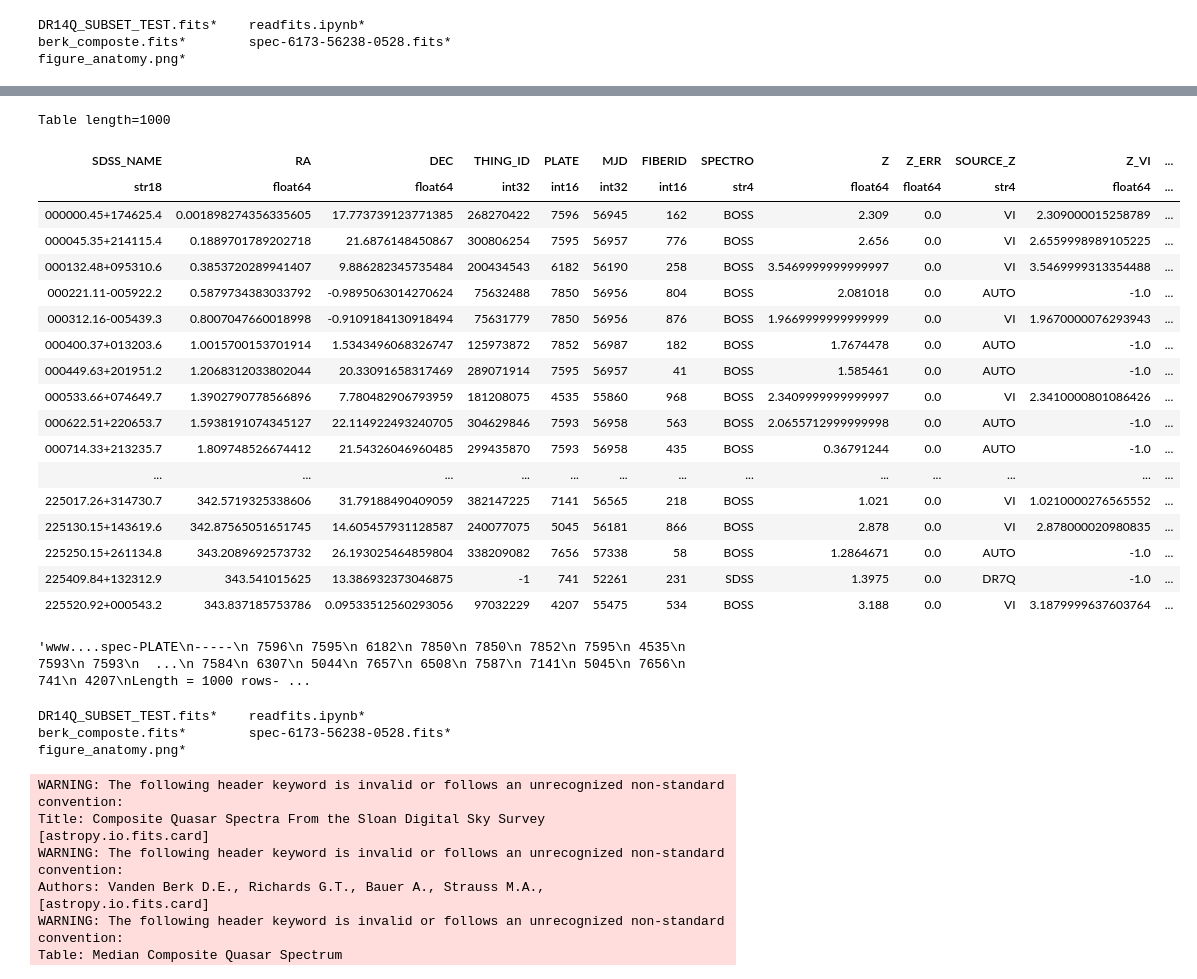
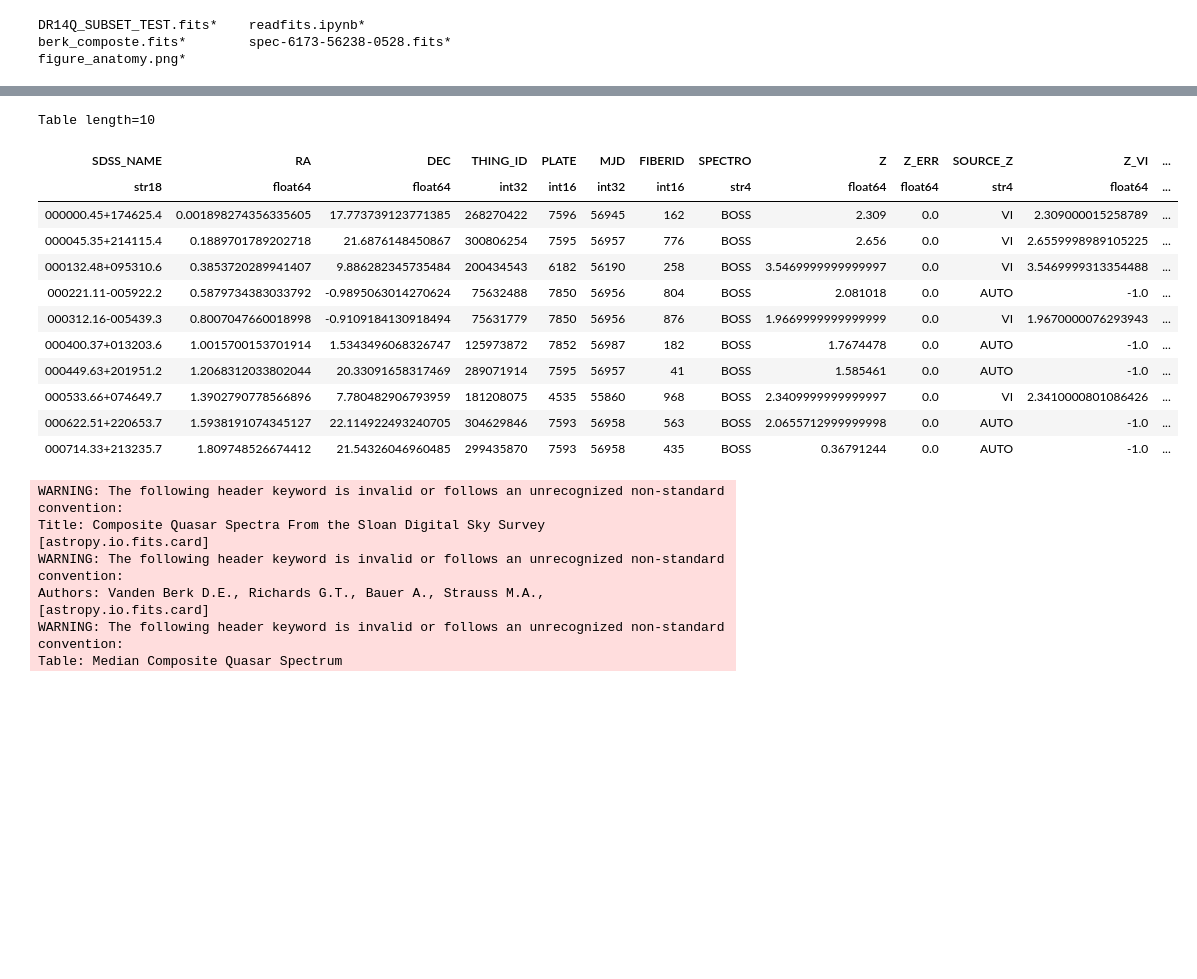
Before and after one commit to Tuo-Ji/mybinder, a Jupyter notebook: notebooks/readfits.ipynb, the cells around one changed output, grey strips where cells are left out. Drawn from its saved outputs; the diff is of its cells as text; code cells hidden in the pictures; blank space fills up the shorter version.

```diff
--- a/notebooks/readfits.ipynb
+++ b/notebooks/readfits.ipynb
@@ -69,7 +69,7 @@ DR14Q_SUBSET_TEST.fits*    readfits.ipynb*
 berk_composte.fits*        spec-6173-56238-0528.fits*
 figure_anatomy.png*
 # %%
-tbl=fits.open('DR14Q_SUBSET_TEST.fits')
+tbl=fits.open('../data/DR14Q_SUBSET_TEST.fits')
 # %%
 tbl.info()
 # %% [output]
@@ -126,32 +98,16 @@ t=Table(d1)
 # %%
-t
+t[0:10]
 # %% [output]
-Table length=1000
+Table length=10
 | SDSS_NAME | RA | DEC | THING_ID | PLATE | MJD | FIBERID | SPECTRO | Z | Z_ERR | SOURCE_Z | Z_VI | ... |
 | str18 | float64 | float64 | int32 | int16 | int32 | int16 | str4 | float64 | float64 | str4 | float64 | ... |
 | 000000.45+174625.4 | 0.001898274356335605 | 17.773739123771385 | 268270422 | 7596 | 56945 | 162 | BOSS | 2.309 | 0.0 | VI | 2.309000015258789 | ... |
 | 000045.35+214115.4 | 0.1889701789202718 | 21.6876148450867 | 300806254 | 7595 | 56957 | 776 | BOSS | 2.656 | 0.0 | VI | 2.6559998989105225 | ... |
 | 000132.48+095310.6 | 0.3853720289941407 | 9.886282345735484 | 200434543 | 6182 | 56190 | 258 | BOSS | 3.5469999999999997 | 0.0 | VI | 3.5469999313354488 | ... |
 | 000221.11-005922.2 | 0.5879734383033792 | -0.9895063014270624 | 75632488 | 7850 | 56956 | 804 | BOSS | 2.081018 | 0.0 | AUTO | -1.0 | ... |
 | 000312.16-005439.3 | 0.8007047660018998 | -0.9109184130918494 | 75631779 | 7850 | 56956 | 876 | BOSS | 1.9669999999999999 | 0.0 | VI | 1.9670000076293943 | ... |
 | 000400.37+013203.6 | 1.0015700153701914 | 1.5343496068326747 | 125973872 | 7852 | 56987 | 182 | BOSS | 1.7674478 | 0.0 | AUTO | -1.0 | ... |
 | 000449.63+201951.2 | 1.2068312033802044 | 20.33091658317469 | 289071914 | 7595 | 56957 | 41 | BOSS | 1.585461 | 0.0 | AUTO | -1.0 | ... |
 | 000533.66+074649.7 | 1.3902790778566896 | 7.780482906793959 | 181208075 | 4535 | 55860 | 968 | BOSS | 2.3409999999999997 | 0.0 | VI | 2.3410000801086426 | ... |
 | 000622.51+220653.7 | 1.5938191074345127 | 22.114922493240705 | 304629846 | 7593 | 56958 | 563 | BOSS | 2.0655712999999998 | 0.0 | AUTO | -1.0 | ... |
 | 000714.33+213235.7 | 1.809748526674412 | 21.54326046960485 | 299435870 | 7593 | 56958 | 435 | BOSS | 0.36791244 | 0.0 | AUTO | -1.0 | ... |
-| ... | ... | ... | ... | ... | ... | ... | ... | ... | ... | ... | ... | ... |
-| 225017.26+314730.7 | 342.5719325338606 | 31.79188490409059 | 382147225 | 7141 | 56565 | 218 | BOSS | 1.021 | 0.0 | VI | 1.0210000276565552 | ... |
-| 225130.15+143619.6 | 342.87565051651745 | 14.605457931128587 | 240077075 | 5045 | 56181 | 866 | BOSS | 2.878 | 0.0 | VI | 2.878000020980835 | ... |
-| 225250.15+261134.8 | 343.2089692573732 | 26.193025464859804 | 338209082 | 7656 | 57338 | 58 | BOSS | 1.2864671 | 0.0 | AUTO | -1.0 | ... |
-| 225409.84+132312.9 | 343.541015625 | 13.386932373046875 | -1 | 741 | 52261 | 231 | SDSS | 1.3975 | 0.0 | DR7Q | -1.0 | ... |
-| 225520.92+000543.2 | 343.837185753786 | 0.09533512560293056 | 97032229 | 4207 | 55475 | 534 | BOSS | 3.188 | 0.0 | VI | 3.1879999637603764 | ... |
-# %%
-'www....spec-'+np.str(t['PLATE'])+'-'+np.str(t['MJD'])+'-'+np.str(t['FIBERID'])
-# %% [output]
-'www....spec-PLATE\n-----\n 7596\n 7595\n 6182\n 7850\n 7850\n 7852\n 7595\n 4535\n 7593\n 7593\n  ...\n 7584\n 6307\n 5044\n 7657\n 6508\n 7587\n 7141\n 5045\n 7656\n  741\n 4207\nLength = 1000 rows- ...
-# %%
-ls
-# %% [output]
-DR14Q_SUBSET_TEST.fits*    readfits.ipynb*
-berk_composte.fits*        spec-6173-56238-0528.fits*
-figure_anatomy.png*
```
Also changed, not shown: parts of 22 cells of this notebook.
